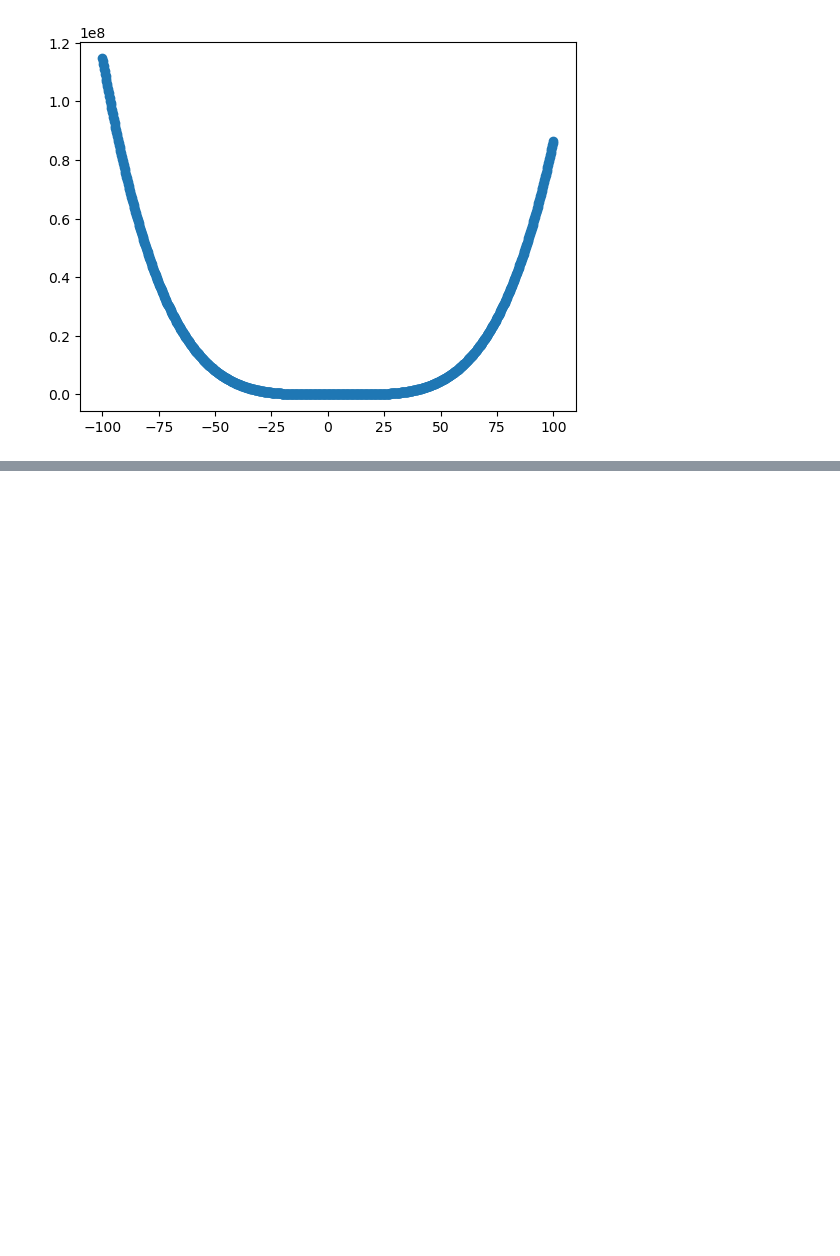
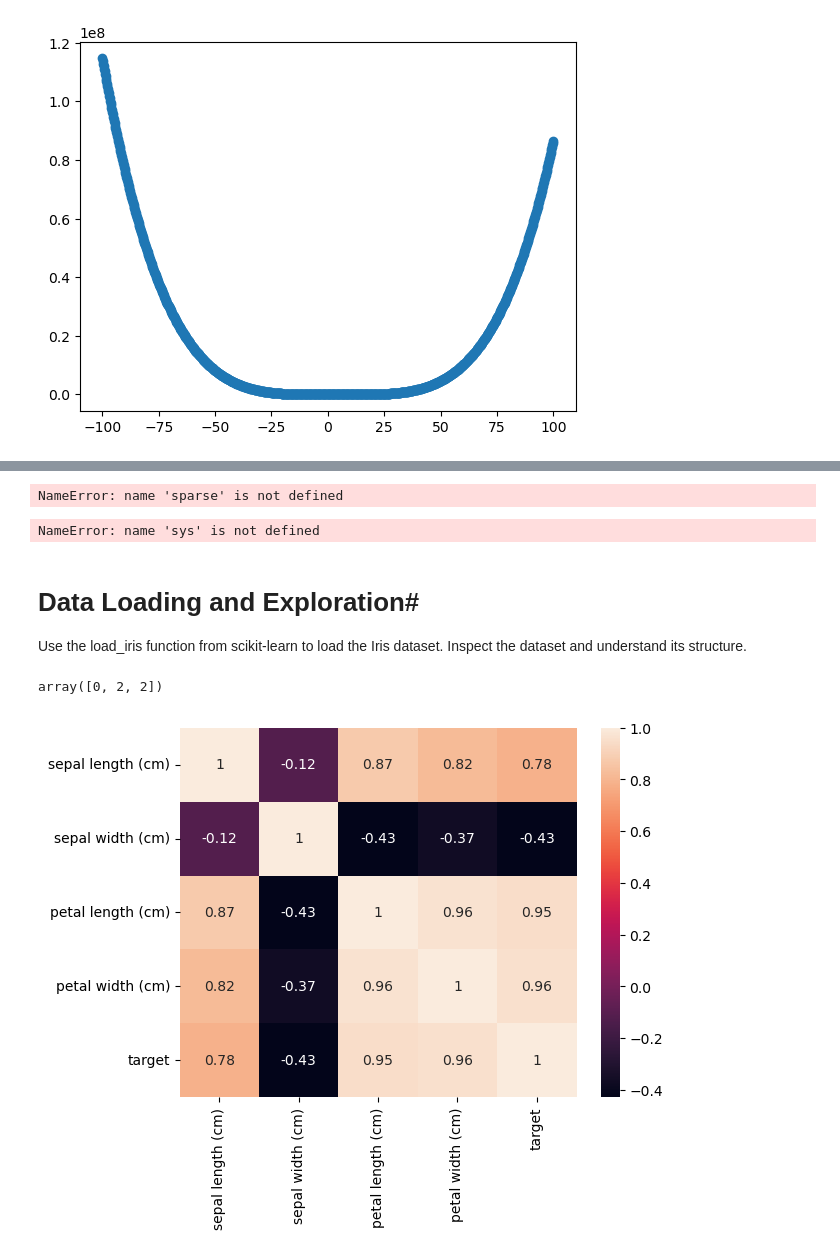
Before and after one commit to benzo-benzo/interviews_preparation, a Jupyter notebook: check25.ipynb, the cells around one changed output, grey strips where cells are left out. Drawn from its saved outputs; the diff is of its cells as text; code cells hidden in the pictures; blank space fills up the shorter version.

```diff
--- a/check25.ipynb
+++ b/check25.ipynb
@@ -233,0 +323,30 @@ axis = plt.scatter(x,y)
+# %%
+sparse_matrix = sparse.csr_matrix(dense_matrix)
+# %% [output]
+NameError: name 'sparse' is not defined
+# %%
+sparse_memory = sys.getsizeof(sparse_matrix.data)
+dense_memory = sys.getsizeof(dense_matrix)
+# %% [output]
+NameError: name 'sys' is not defined
+# %% [markdown]
+# Data Loading and Exploration#
+
+Use the load_iris function from scikit-learn to load the Iris dataset. Inspect the dataset and understand its structure.
+# %%
+data = load_iris(as_frame=True)
+# %%
+data.target[[1,145,149]]
+# %% [output]
+array([0, 2, 2])
+# %%
+data.target
+data.feature_names
+data.target_names
+#print(data.DESCR)
+df = data.frame
+corr = df.corr()
+sns.heatmap(corr, annot=True)
+plt.show()
+# %% [output]
+[figure, added]
```
Also changed, not shown: parts of 23 cells of this notebook.
